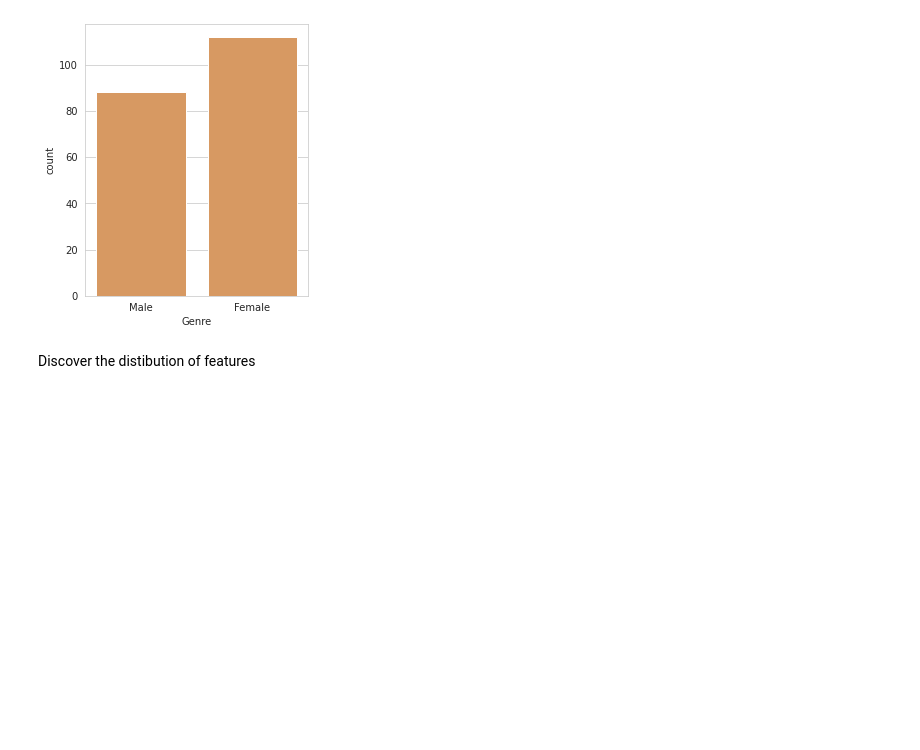
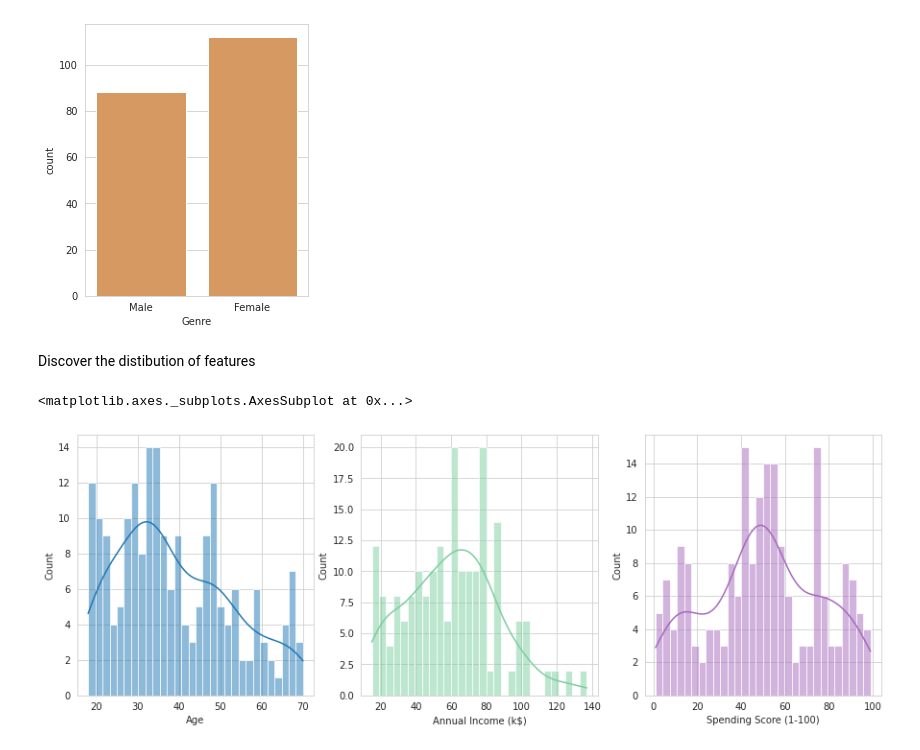
Before and after one commit to truongthuanr/self-learning-project, a Jupyter notebook: 03_MallCustomer.ipynb, the cells around one changed output. Saved outputs shown, nothing was run; the diff lists cells and outputs as text; code cells hidden in the pictures; blank space fills up the shorter version.

```diff
--- a/03_MallCustomer.ipynb
+++ b/03_MallCustomer.ipynb
@@ -81,3 +84,11 @@ sns.countplot(x=df["Genre"],color="#EB984E")
 [figure]
 # %% [markdown]
 Discover the distibution of features
+# %%
+fig,axes = plt.subplots(nrows=1,ncols=3,figsize=(15,5))
+sns.histplot(df['Age'],ax=axes[0],kde=True,bins=30)
+sns.histplot(df['Annual Income (k$)'],ax=axes[1],kde=True,bins=30,color="#7DCEA0")
+sns.histplot(df['Spending Score (1-100)'],ax=axes[2],kde=True,bins=30, color="#A569BD")
+# %% [output]
+<matplotlib.axes._subplots.AxesSubplot at 0x...>
+[figure, added]
```
Also changed, not shown: parts of 31 cells of this notebook.
